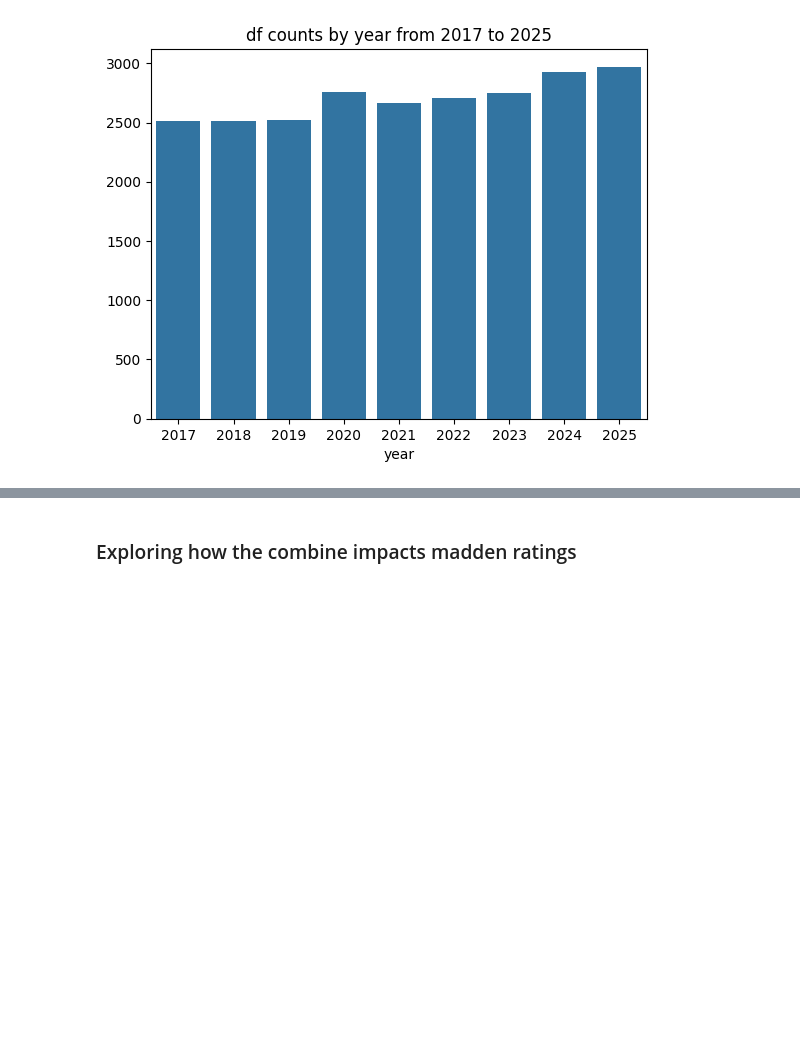
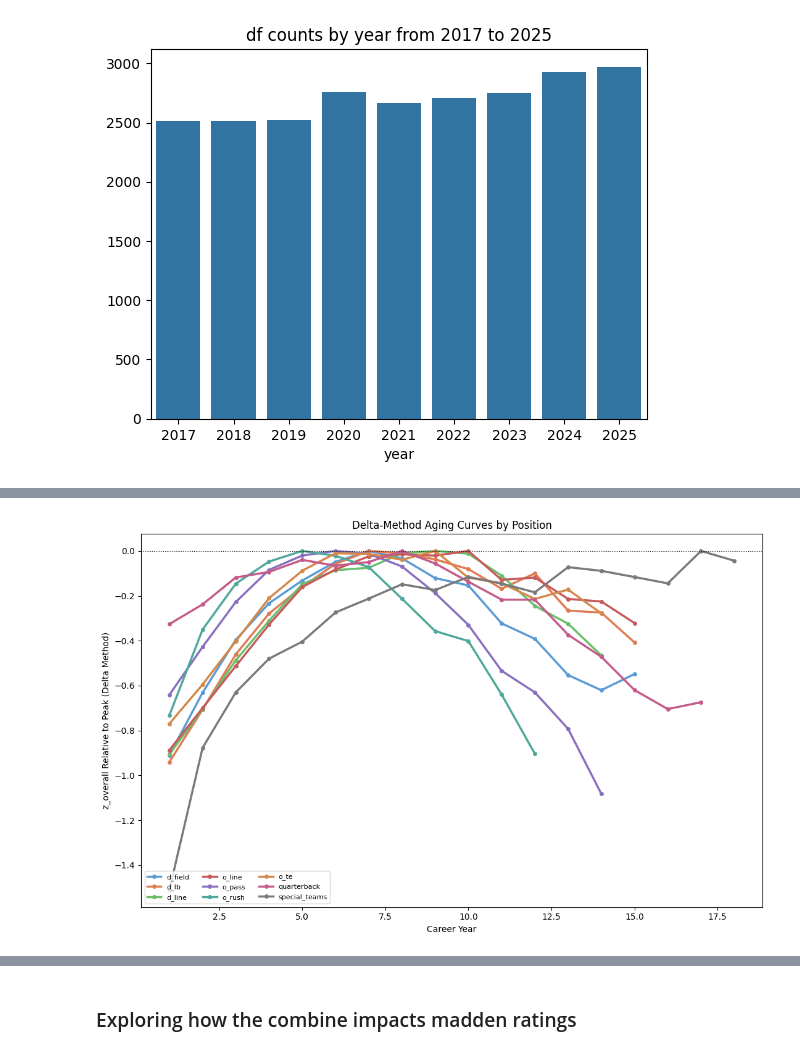
Before and after one commit to CharlieHubbard7/NFLResearch, a Jupyter notebook: (6_16_26)_NFL_Research.ipynb, the cells around one changed output, grey strips where cells are left out. Cells and saved outputs as stored; diff of their text form; code cells hidden in the pictures; blank space fills up the shorter version.

```diff
--- a/(6_16_26)_NFL_Research.ipynb
+++ b/(6_16_26)_NFL_Research.ipynb
@@ -696,0 +697,66 @@ plt.show()
+# %%
+def delta_method_curve(df, id_col, age_col, metric_col, min_pair_n=20):
+    """
+    Computes a delta-method aging curve.
+
+    For each pair of adjacent ages, takes the average year-over-year change
+    in `metric_col` among players observed at BOTH ages, then chains those
+    average deltas into a single cumulative curve with the peak normalized to 0.
+    """
+    sub = df[[id_col, age_col, metric_col]].dropna()
+    wide = sub.pivot_table(index=id_col, columns=age_col, values=metric_col, aggfunc="mean")
+    ages = sorted(wide.columns)
+
+    deltas = []
+    for a_from, a_to in zip(ages[:-1], ages[1:]):
+        pair = wide[[a_from, a_to]].dropna()
+        n = len(pair)
+        if n < min_pair_n:
+            continue
+        avg_delta = (pair[a_to] - pair[a_from]).mean()
+        deltas.append({"age_from": a_from, "age_to": a_to, "delta": avg_delta, "n": n})
+
+    delta_df = pd.DataFrame(deltas)
+    if delta_df.empty:
+        return delta_df
+
+    # chain the deltas into one cumulative curve, starting at the first retained age
+    curve_ages = [delta_df.iloc[0]["age_from"]] + delta_df["age_to"].tolist()
+    cum_vals = [0.0]
+    for d in delta_df["delta"]:
+        cum_vals.append(cum_vals[-1] + d)
+
+    curve = pd.DataFrame({"age": curve_ages, "cum_raw": cum_vals})
+    curve["curve_value"] = curve["cum_raw"] - curve["cum_raw"].max()  # normalize peak to 0
+
+    n_map = dict(zip(delta_df["age_to"], delta_df["n"]))
+    curve["n"] = curve["age"].map(n_map)
+    curve.loc[curve["age"] == curve_ages[0], "n"] = delta_df.iloc[0]["n"]
+
+    return curve.sort_values("age").reset_index(drop=True)
+
+position_curves = {}
+for pos in sorted(madden_short["position_group"].unique()):
+    sub = madden_short.query("position_group == @pos")
+    curve = delta_method_curve(sub, id_col="player_id", age_col="year_number",
+                                metric_col="z_overall", min_pair_n=15)
+    if not curve.empty:
+        position_curves[pos] = curve
+
+fig, ax = plt.subplots(figsize=(11, 7))
+colors = ["#5B9BD5", "#E07B54", "#6BBF6B", "#C75B5B", "#8A6FBF",
+          "#4FA89A", "#D4884A", "#C45B8A", "#7A7A7A"]
+
+for i, (pos, curve) in enumerate(position_curves.items()):
+    ax.plot(curve["age"], curve["curve_value"], color=colors[i % len(colors)],
+            linewidth=2.5, marker="o", markersize=4, label=pos)
+
+ax.axhline(0, color="black", linewidth=0.8, linestyle=":")
+ax.set_xlabel("Career Year")
+ax.set_ylabel("z_overall Relative to Peak (Delta Method)")
+ax.set_title("Delta-Method Aging Curves by Position")
+ax.legend(loc="lower left", ncol=3, fontsize=8)
+plt.tight_layout()
+plt.show()
+# %% [output]
+[figure, added]
```
Also changed, not shown: parts of 23 cells of this notebook.
